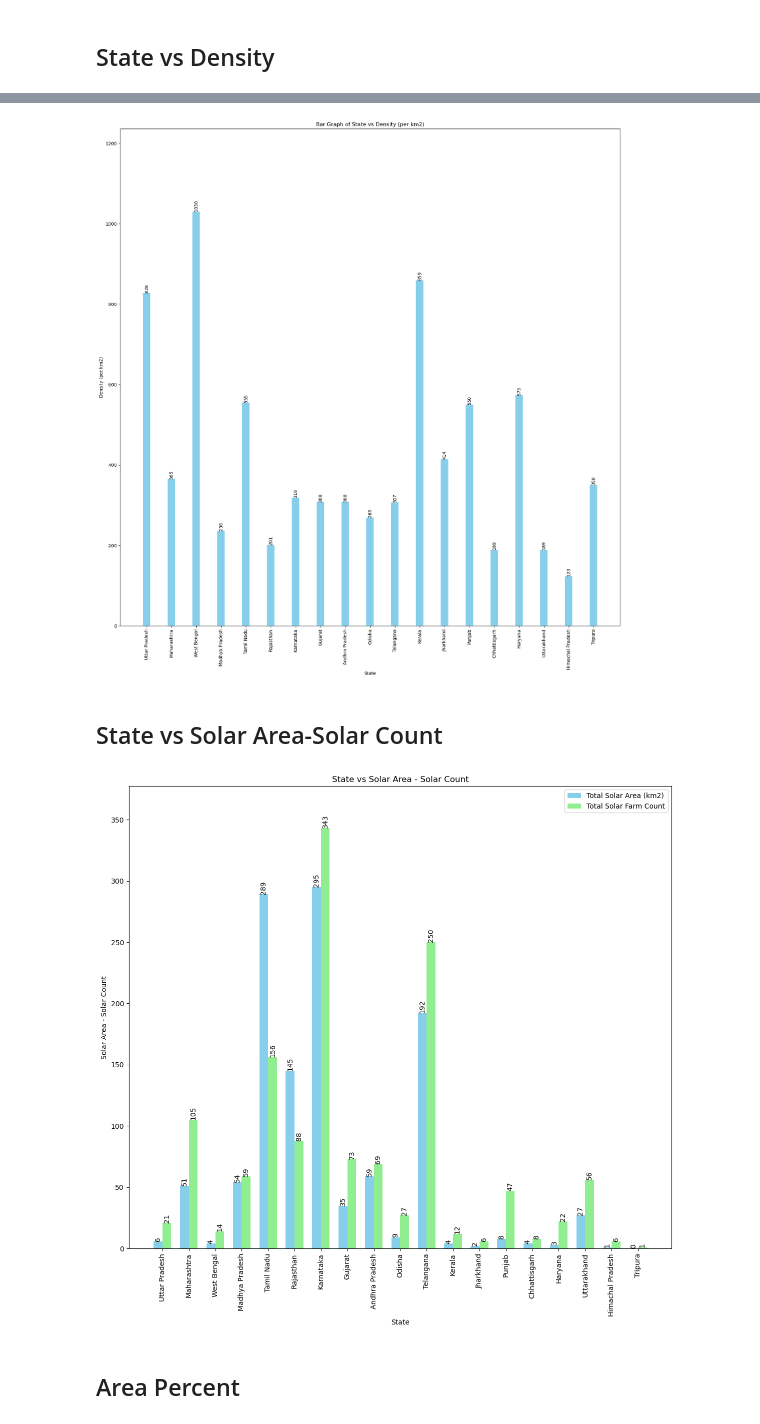
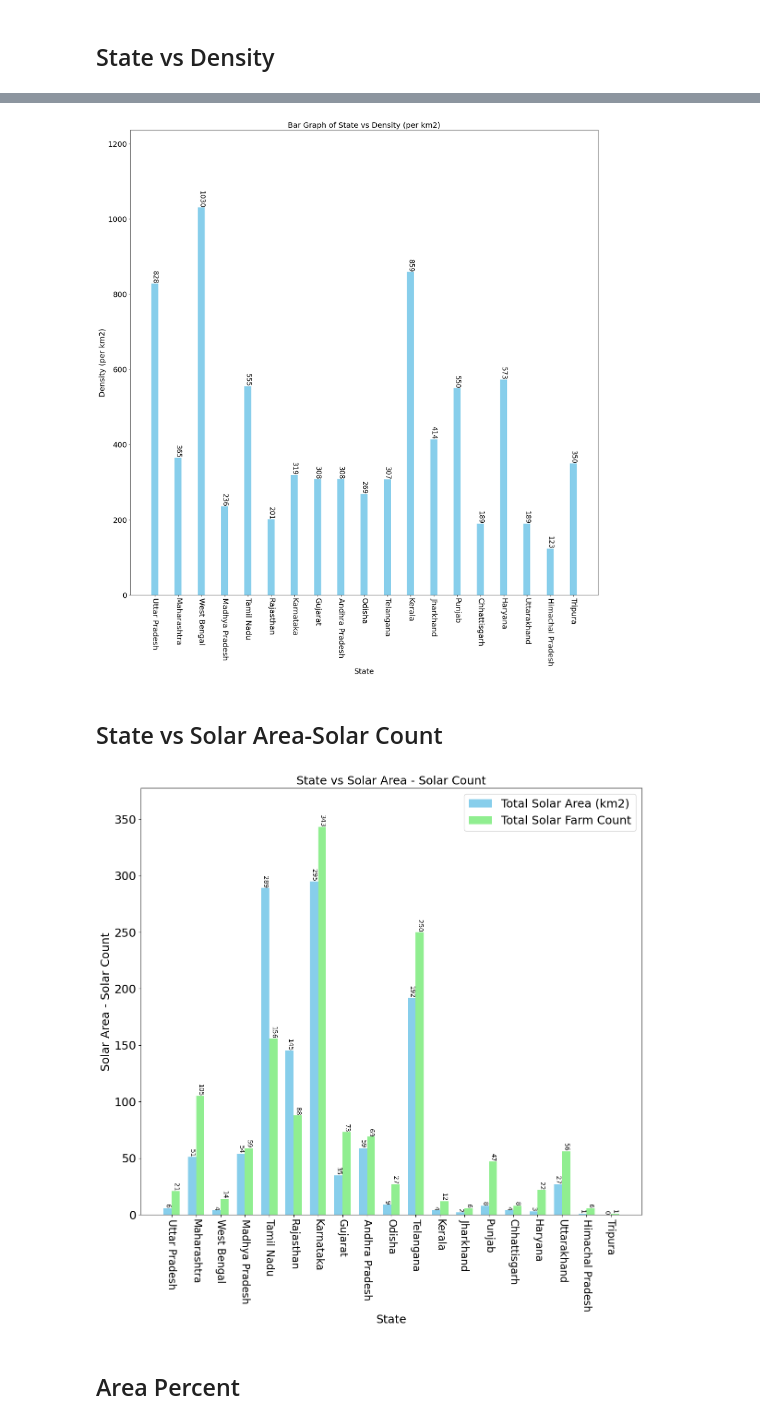
Before and after one commit to harshmishra0014/Solar-Farm, a Jupyter notebook: solar+population visual.ipynb, the cells around one changed output, grey strips where cells are left out. Drawn from its saved outputs; the diff is of its cells as text; code cells hidden in the pictures.

```diff
--- a/solar+population visual.ipynb
+++ b/solar+population visual.ipynb
@@ -141,23 +142,24 @@ bars_urban = plt.bar(positions + bar_width, data['Urban'], width=bar_width, labe
 # Adding data labels with vertical rotation for Rural bars
 for bar in bars_rural:
     yval = bar.get_height()
-    plt.text(bar.get_x() + bar.get_width()/2, yval, f'{yval:,.0f}', ha='center', va='bottom', rotation=90)
+    plt.text(bar.get_x() + bar.get_width()/2, yval, f'{yval:,.0f}', ha='center', va='bottom', rotation=-90, fontsize = 16)
 
 # Adding data labels with vertical rotation for Urban bars
 for bar in bars_urban:
     yval = bar.get_height()
-    plt.text(bar.get_x() + bar.get_width()/2, yval, f'{yval:,.0f}', ha='center', va='bottom', rotation=90)
+    plt.text(bar.get_x() + bar.get_width()/2, yval, f'{yval:,.0f}', ha='center', va='bottom', rotation=-90, fontsize = 16)
 
-plt.xlabel('State')  # Label for the x-axis
-plt.ylabel('Population (1e8)')  # Label for the y-axis
-plt.title('Population Distribution: Rural vs Urban by State')  # Title of the graph
-plt.xticks(positions + bar_width / 2, data['State'], rotation=90)  # Rotate x-axis labels to vertical and set positions
+plt.xlabel('State', fontsize = 16)  # Label for the x-axis
+plt.ylabel('Population (1e8)' ,fontsize = 16)  # Label for the y-axis
+plt.title('Population Distribution: Rural vs Urban by State', fontsize = 18)  # Title of the graph
+plt.xticks(positions + bar_width / 2, data['State'], rotation=-90, fontsize = 16)  # Rotate x-axis labels to vertical and set positions
 
 # Adding legend
-plt.legend()
-
+plt.legend(fontsize = 18)
+plt.yticks(fontsize=16)
 # Adjust y-axis limits for better visibility
 plt.ylim(0, max(data[['Rural', 'Urban']].max()) * 1.1)
+plt.ylim(0, max(max(sf['Rural']), max(sf['Urban'])) * 1.2)
 
 plt.show()
 # %% [output]
@@ -192,16 +194,17 @@ bars = plt.bar(positions, sf['Density (per km2)'], color='skyblue', width=0.6)
 # Adding data labels
 for bar in bars:
     yval = bar.get_height()
-    plt.text(bar.get_x() + bar.get_width()/2, yval, round(yval, 2), ha='center', va='bottom', rotation = 90)
+    plt.text(bar.get_x() + bar.get_width()/2, yval, round(yval, 2), ha='center', va='bottom', rotation = -90, fontsize = 16)
 
-plt.xlabel('State')  # Label for the x-axis
-plt.ylabel('Density (per km2)')  # Label for the y-axis
-plt.title('Bar Graph of State vs Density (per km2)')  # Title of the graph
+plt.xlabel('State', fontsize = 18)  # Label for the x-axis
+plt.ylabel('Density (per km2)', fontsize = 18)  # Label for the y-axis
+plt.title('Bar Graph of State vs Density (per km2)', fontsize = 18)  # Title of the graph
 plt.ylim(0, max(sf['Density (per km2)']) * 1.2)  # Adjust y-axis limits for better visibility
-plt.xticks(positions, sf['State'], rotation=90)
+plt.xticks(positions, sf['State'], rotation=-90, fontsize = 18)
+plt.yticks(fontsize = 18)
 plt.show()
 # %% [output]
-[figure, old version]
+[figure, new version]
 # %% [markdown]
 ## State vs Solar Area-Solar Count
 # %%
@@ -209,42 +212,42 @@ plt.show()
 # Extract relevant columns
 data = sf[['State', 'Total Solar Area (km2)', 'Total Solar Farm Count']]
 
 # Define the positions for the bars with increased spacing
 positions = np.arange(len(data)) * 3  # Increase the distance between bars by multiplying by 3
 
 # Set the width of the bars
 bar_width = 1
 
 plt.figure(figsize=(14, 12))  # Adjust the figure size as needed
 
 # Plotting the bars
 bars_rural = plt.bar(positions, data['Total Solar Area (km2)'], width=bar_width, label='Total Solar Area (km2)', color='skyblue')
 bars_urban = plt.bar(positions + bar_width, data['Total Solar Farm Count'], width=bar_width, label='Total Solar Farm Count', color='lightgreen')
 
 # Adding data labels with vertical rotation for Rural bars
 for bar in bars_rural:
     yval = bar.get_height()
-    plt.text(bar.get_x() + bar.get_width()/2, yval, f'{yval:,.0f}', ha='center', va='bottom', rotation=90)
+    plt.text(bar.get_x() + bar.get_width()/2, yval, f'{yval:,.0f}', ha='center', va='bottom', rotation=-90)
 
 # Adding data labels with vertical rotation for Urban bars
 for bar in bars_urban:
     yval = bar.get_height()
-    plt.text(bar.get_x() + bar.get_width()/2, yval, f'{yval:,.0f}', ha='center', va='bottom', rotation=90)
+    plt.text(bar.get_x() + bar.get_width()/2, yval, f'{yval:,.0f}', ha='center', va='bottom', rotation=-90)
 
-plt.xlabel('State')  # Label for the x-axis
-plt.ylabel('Solar Area - Solar Count')  # Label for the y-axis
-plt.title('State vs Solar Area - Solar Count')  # Title of the graph
-plt.xticks(positions + bar_width / 2, data['State'], rotation=90)  # Rotate x-axis labels to vertical and set positions
-
+plt.xlabel('State', fontsize = 18)  # Label for the x-axis
+plt.ylabel('Solar Area - Solar Count', fontsize = 18)  # Label for the y-axis
+plt.title('State vs Solar Area - Solar Count', fontsize = 18)  # Title of the graph
+plt.xticks(positions + bar_width / 2, data['State'], rotation=-90, fontsize = 16)  # Rotate x-axis labels to vertical and set positions
+plt.yticks(fontsize = 18)
 # Adding legend
-plt.legend()
+plt.legend(fontsize = 18)
 
 # Adjust y-axis limits for better visibility
 plt.ylim(0, max(data[['Total Solar Area (km2)', 'Total Solar Farm Count']].max()) * 1.1)
 
 plt.show()
 # %% [output]
-[figure, old version]
+[figure, new version]
 # %% [markdown]
 ## Area Percent
 # %%
```
Also changed, not shown: parts of 10 cells of this notebook, 4 other files.
